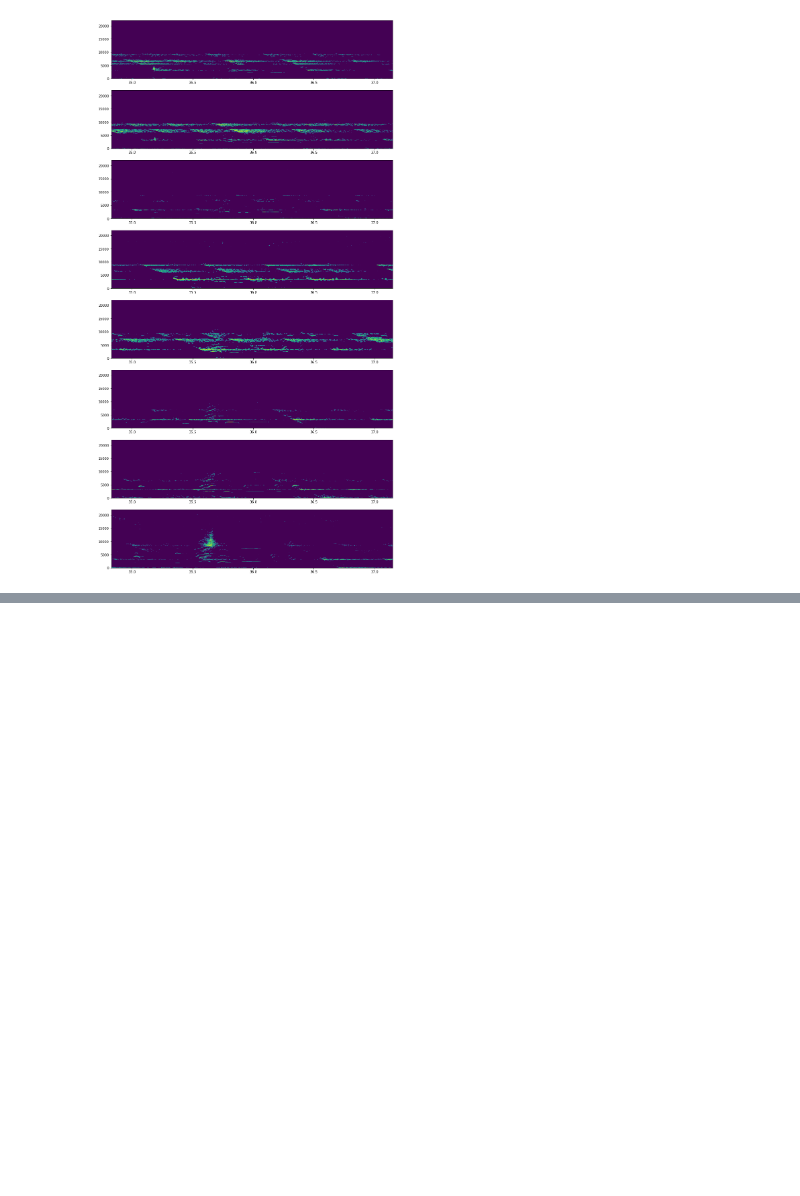
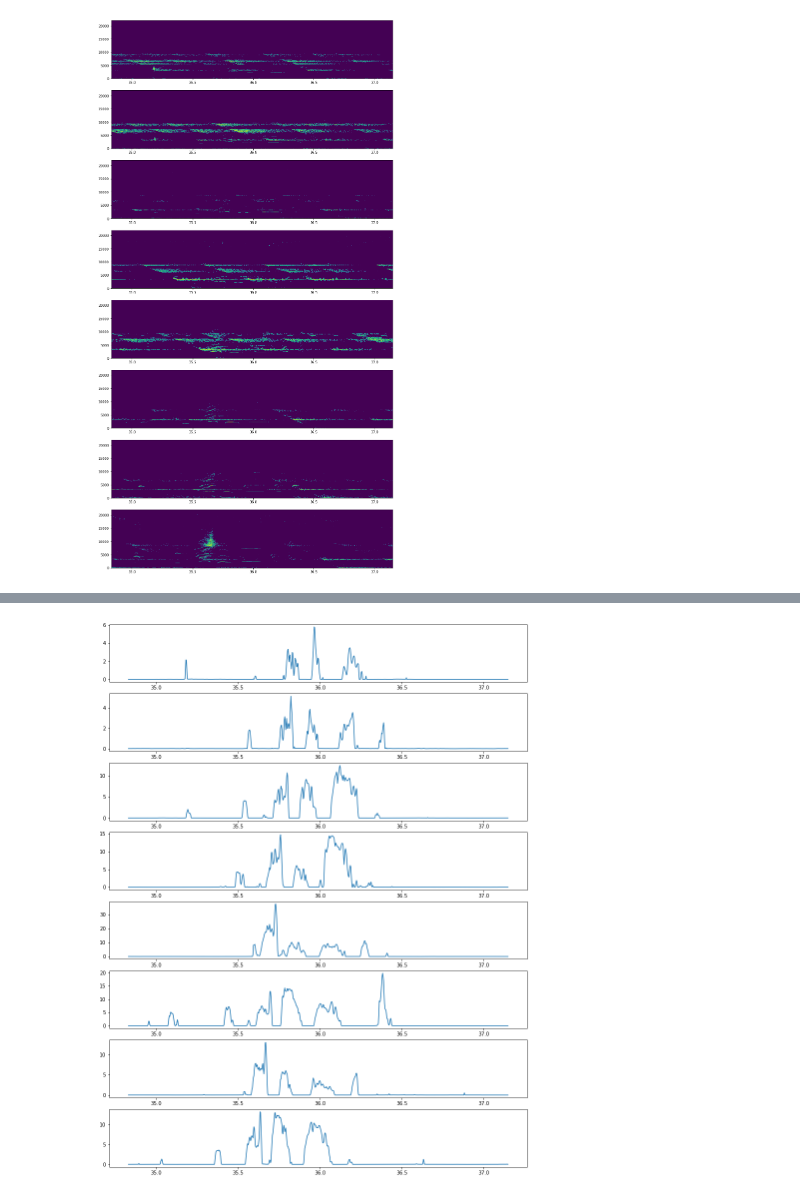
Before and after one commit to longle2718/audio_loc, a Jupyter notebook: python/main.ipynb, the cells around one changed output, grey strips where cells are left out. Drawn from its saved outputs; the diff is of its cells as text; code cells hidden in the pictures; blank space fills up the shorter version.

```diff
--- a/python/main.ipynb
+++ b/python/main.ipynb
@@ -48,9 +53,11 @@ def ridgePar(k,data,fs,btTime):
 btTime = 0.002
 rvs = Parallel(n_jobs=multiprocessing.cpu_count())(delayed(ridgePar)(k,data,fs,btTime) for k in range(nCh))
 # %%
+n1 = 12000
+n2 = 12800
 plt.figure(figsize=(15,15))
 T,F,X = rvs[4]
-plt.pcolormesh(T[12000:12800],F,np.sqrt(X[:,12000:12800]))
+plt.pcolormesh(T[n1:n2],F,np.sqrt(X[:,n1:n2]))
 # %% [output]
 <matplotlib.collections.QuadMesh at 0x...>
 [figure]
@@ -59,6 +66,6 @@ plt.figure(figsize=(15,30))
 for k in range(nCh):
     plt.subplot(nCh,1,1+k)
     T,F,X = rvs[k]
-    plt.pcolormesh(T[12000:12800],F,np.sqrt(X[:,12000:12800]))
+    plt.pcolormesh(T[n1:n2],F,np.sqrt(X[:,n1:n2]))
 # %% [output]
 [figure]
@@ -64,0 +82,10 @@ for k in range(nCh):
+# %%
+plt.figure(figsize=(15,20))
+out = [None]*nCh
+for k in range(nCh):
+    plt.subplot(nCh,1,1+k)
+    T,F,X = rvs[k]
+    out[k] = np.squeeze(np.dot(H,X))
+    plt.plot(T[n1:n2],out[k][n1:n2])
+# %% [output]
+[figure, added]
```
Also changed, not shown: parts of 8 cells of this notebook, 1 other file.
